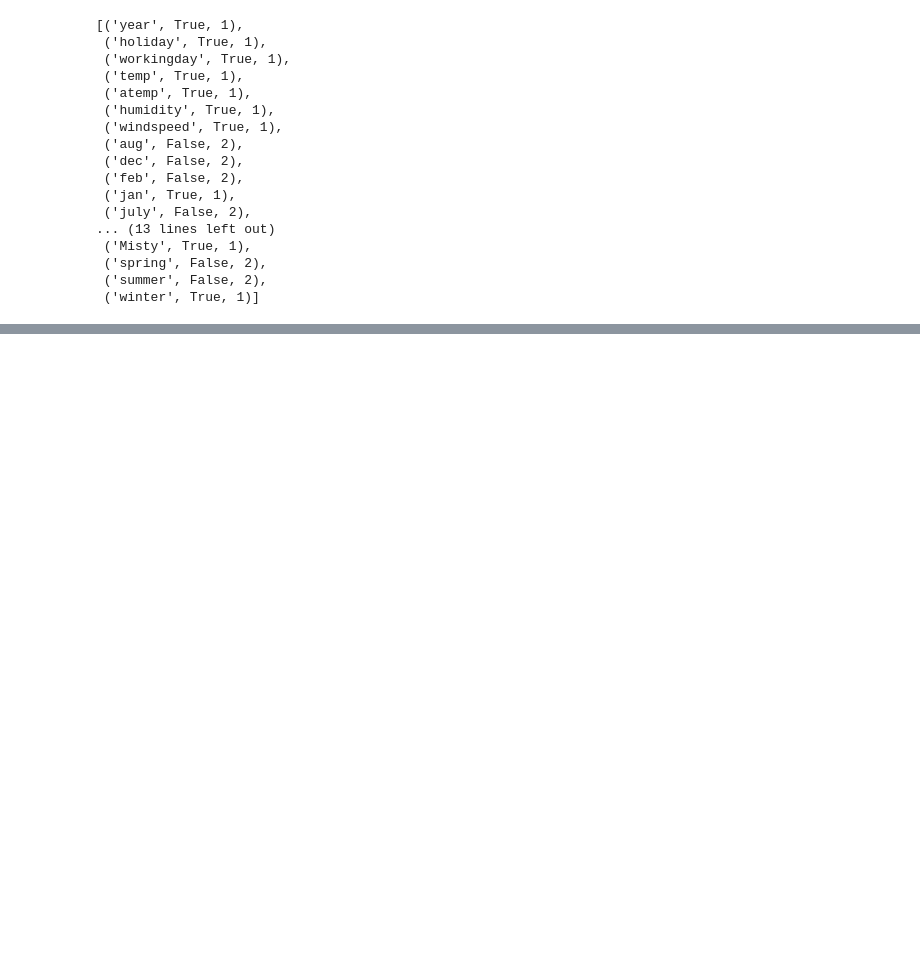
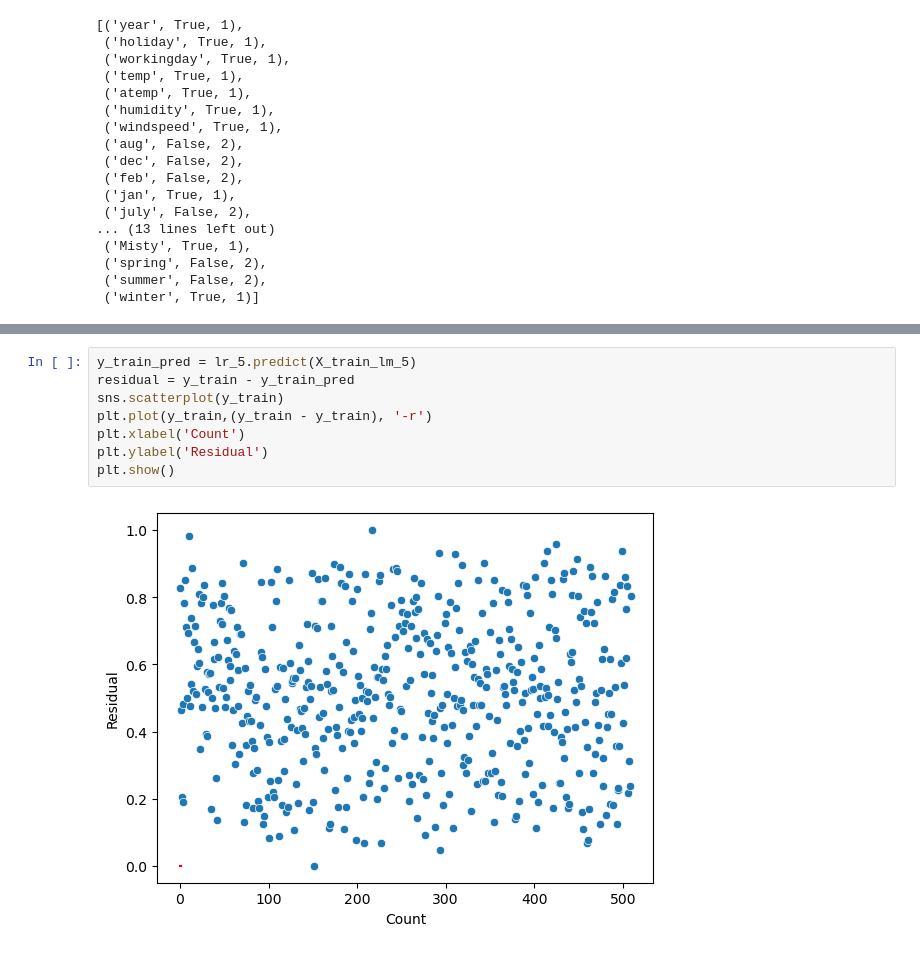
Before and after one commit to alokbhatnagar0580/BikeSharingRegression, a Jupyter notebook: BikeSharingAssignment.ipynb, the cells around one changed output, grey strips where cells are left out. Drawn from its saved outputs; the diff is of its cells as text; blank space fills up the shorter version.

```diff
--- a/BikeSharingAssignment.ipynb
+++ b/BikeSharingAssignment.ipynb
@@ -456,0 +753,10 @@ list(zip(X_train.columns,rfe.support_,rfe.ranking_))
+# %%
+y_train_pred = lr_5.predict(X_train_lm_5)
+residual = y_train - y_train_pred
+sns.scatterplot(y_train)
+plt.plot(y_train,(y_train - y_train), '-r')
+plt.xlabel('Count')
+plt.ylabel('Residual')
+plt.show()
+# %% [output]
+[figure, added]
```
Also changed, not shown: parts of 33 cells of this notebook.
